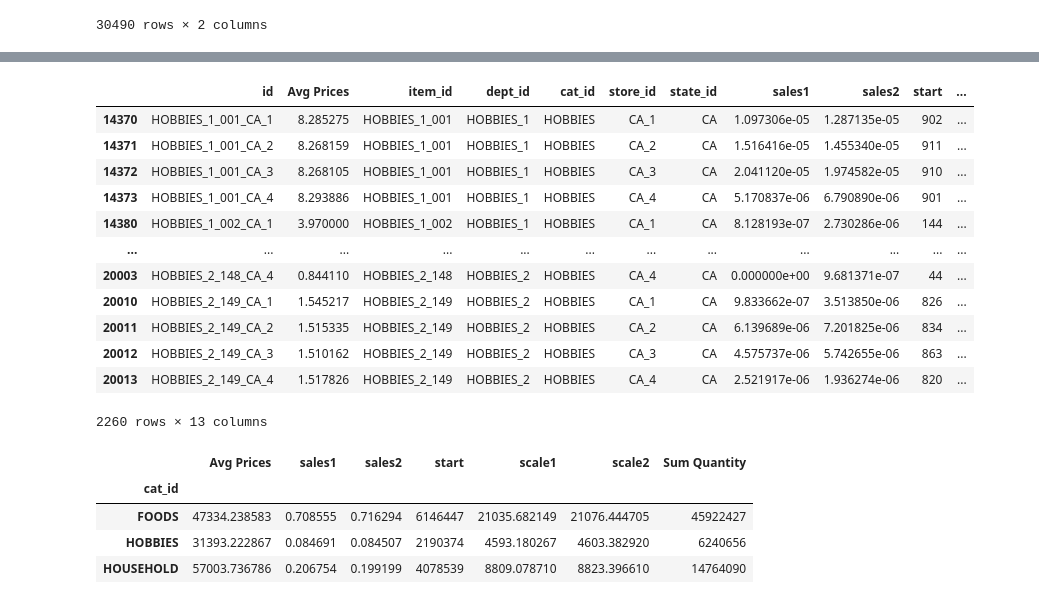
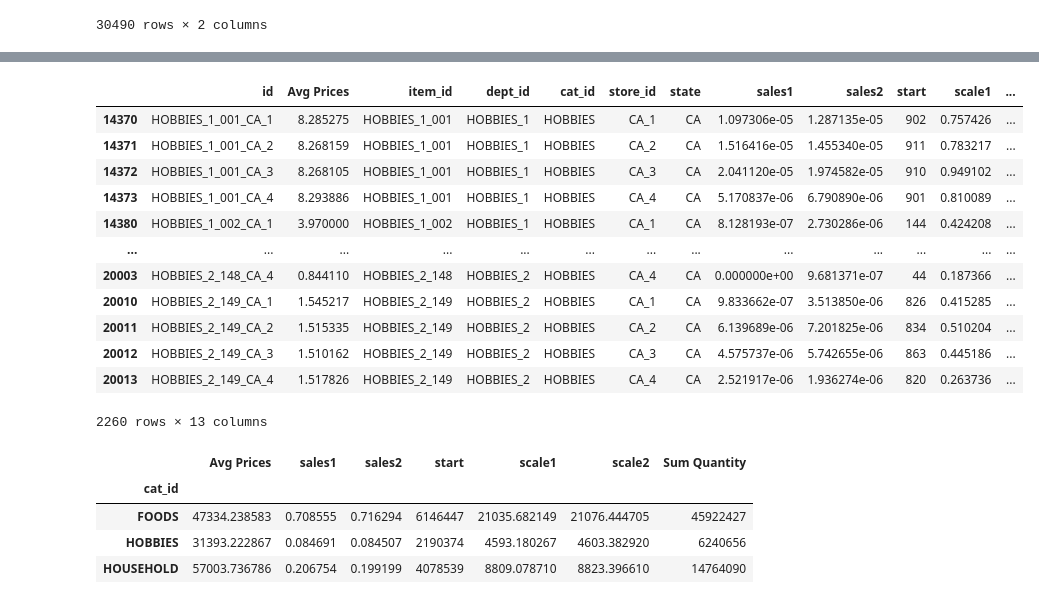
Before and after one commit to beckyydo/Project-2, a Jupyter notebook: Resources/Table2.ipynb, the cells around one changed output, grey strips where cells are left out. Saved outputs shown, nothing was run; the diff lists cells and outputs as text; code cells hidden in the pictures.

Commit message:
Update Table2

```diff
--- a/Resources/Table2.ipynb
+++ b/Resources/Table2.ipynb
@@ -169,7 +156,7 @@ test2['day_number'][6][1]
 # %%
 test['day_number'].unique()
 # %%
-
+# Adding day columns in sales_aug to get a sum of quantity column for days:
 cols_to_keep=[col for col in sales_aug.columns if col.startswith('d_')==False]
 cols_to_sum=[col for col in sales_aug.columns if col.startswith('d_')]
 sum_df=sales_aug[cols_to_sum].sum(axis=1)
@@ -180,5 +167,7 @@ keep_df=sales_aug[cols_to_keep]
 
 finalsales_df=keep_df.join(sum_df)
 
+# Rename state_id to state
+finalsales_df.rename(columns={"state_id":"state"}, inplace=True)
 finalsales_df
 # %% [output]
@@ -259,19 +247,21 @@ Hobbies
 # %%
-CAhobbies = merged_df[(merged_df["cat_id"]=='HOBBIES') & (merged_df["state_id"]=="CA")]
+######### How to do iloc for filtering two :
+
+CAhobbies = merged_df[(merged_df["cat_id"]=='HOBBIES') & (merged_df["state"]=="CA")]
 CAhobbies
 # %% [output]
-|  | id | Avg Prices | item_id | dept_id | cat_id | store_id | state_id | sales1 | sales2 | start | ... |
-| 14370 | HOBBIES_1_001_CA_1 | 8.285275 | HOBBIES_1_001 | HOBBIES_1 | HOBBIES | CA_1 | CA | 1.097306e-05 | 1.287135e-05 | 902 | ... |
-| 14371 | HOBBIES_1_001_CA_2 | 8.268159 | HOBBIES_1_001 | HOBBIES_1 | HOBBIES | CA_2 | CA | 1.516416e-05 | 1.455340e-05 | 911 | ... |
-| 14372 | HOBBIES_1_001_CA_3 | 8.268105 | HOBBIES_1_001 | HOBBIES_1 | HOBBIES | CA_3 | CA | 2.041120e-05 | 1.974582e-05 | 910 | ... |
-| 14373 | HOBBIES_1_001_CA_4 | 8.293886 | HOBBIES_1_001 | HOBBIES_1 | HOBBIES | CA_4 | CA | 5.170837e-06 | 6.790890e-06 | 901 | ... |
-| 14380 | HOBBIES_1_002_CA_1 | 3.970000 | HOBBIES_1_002 | HOBBIES_1 | HOBBIES | CA_1 | CA | 8.128193e-07 | 2.730286e-06 | 144 | ... |
-| ... | ... | ... | ... | ... | ... | ... | ... | ... | ... | ... | ... |
-| 20003 | HOBBIES_2_148_CA_4 | 0.844110 | HOBBIES_2_148 | HOBBIES_2 | HOBBIES | CA_4 | CA | 0.000000e+00 | 9.681371e-07 | 44 | ... |
-| 20010 | HOBBIES_2_149_CA_1 | 1.545217 | HOBBIES_2_149 | HOBBIES_2 | HOBBIES | CA_1 | CA | 9.833662e-07 | 3.513850e-06 | 826 | ... |
-| 20011 | HOBBIES_2_149_CA_2 | 1.515335 | HOBBIES_2_149 | HOBBIES_2 | HOBBIES | CA_2 | CA | 6.139689e-06 | 7.201825e-06 | 834 | ... |
-| 20012 | HOBBIES_2_149_CA_3 | 1.510162 | HOBBIES_2_149 | HOBBIES_2 | HOBBIES | CA_3 | CA | 4.575737e-06 | 5.742655e-06 | 863 | ... |
-| 20013 | HOBBIES_2_149_CA_4 | 1.517826 | HOBBIES_2_149 | HOBBIES_2 | HOBBIES | CA_4 | CA | 2.521917e-06 | 1.936274e-06 | 820 | ... |
+|  | id | Avg Prices | item_id | dept_id | cat_id | store_id | state | sales1 | sales2 | start | scale1 | ... |
+| 14370 | HOBBIES_1_001_CA_1 | 8.285275 | HOBBIES_1_001 | HOBBIES_1 | HOBBIES | CA_1 | CA | 1.097306e-05 | 1.287135e-05 | 902 | 0.757426 | ... |
+| 14371 | HOBBIES_1_001_CA_2 | 8.268159 | HOBBIES_1_001 | HOBBIES_1 | HOBBIES | CA_2 | CA | 1.516416e-05 | 1.455340e-05 | 911 | 0.783217 | ... |
+| 14372 | HOBBIES_1_001_CA_3 | 8.268105 | HOBBIES_1_001 | HOBBIES_1 | HOBBIES | CA_3 | CA | 2.041120e-05 | 1.974582e-05 | 910 | 0.949102 | ... |
+| 14373 | HOBBIES_1_001_CA_4 | 8.293886 | HOBBIES_1_001 | HOBBIES_1 | HOBBIES | CA_4 | CA | 5.170837e-06 | 6.790890e-06 | 901 | 0.810089 | ... |
+| 14380 | HOBBIES_1_002_CA_1 | 3.970000 | HOBBIES_1_002 | HOBBIES_1 | HOBBIES | CA_1 | CA | 8.128193e-07 | 2.730286e-06 | 144 | 0.424208 | ... |
+| ... | ... | ... | ... | ... | ... | ... | ... | ... | ... | ... | ... | ... |
+| 20003 | HOBBIES_2_148_CA_4 | 0.844110 | HOBBIES_2_148 | HOBBIES_2 | HOBBIES | CA_4 | CA | 0.000000e+00 | 9.681371e-07 | 44 | 0.187366 | ... |
+| 20010 | HOBBIES_2_149_CA_1 | 1.545217 | HOBBIES_2_149 | HOBBIES_2 | HOBBIES | CA_1 | CA | 9.833662e-07 | 3.513850e-06 | 826 | 0.415285 | ... |
+| 20011 | HOBBIES_2_149_CA_2 | 1.515335 | HOBBIES_2_149 | HOBBIES_2 | HOBBIES | CA_2 | CA | 6.139689e-06 | 7.201825e-06 | 834 | 0.510204 | ... |
+| 20012 | HOBBIES_2_149_CA_3 | 1.510162 | HOBBIES_2_149 | HOBBIES_2 | HOBBIES | CA_3 | CA | 4.575737e-06 | 5.742655e-06 | 863 | 0.445186 | ... |
+| 20013 | HOBBIES_2_149_CA_4 | 1.517826 | HOBBIES_2_149 | HOBBIES_2 | HOBBIES | CA_4 | CA | 2.521917e-06 | 1.936274e-06 | 820 | 0.263736 | ... |
 2260 rows × 13 columns
 # %%
 cat_sum=merged_df.groupby("cat_id").sum()
```
Also changed, not shown: parts of 22 cells of this notebook.
